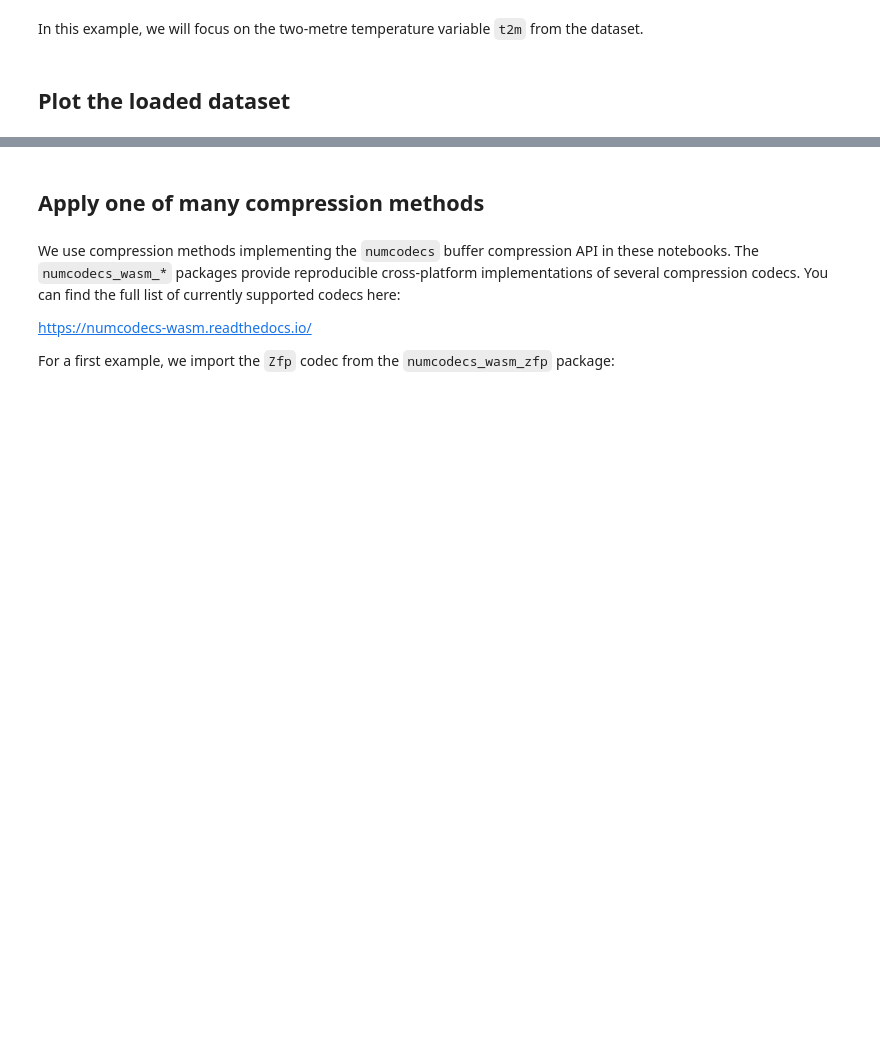
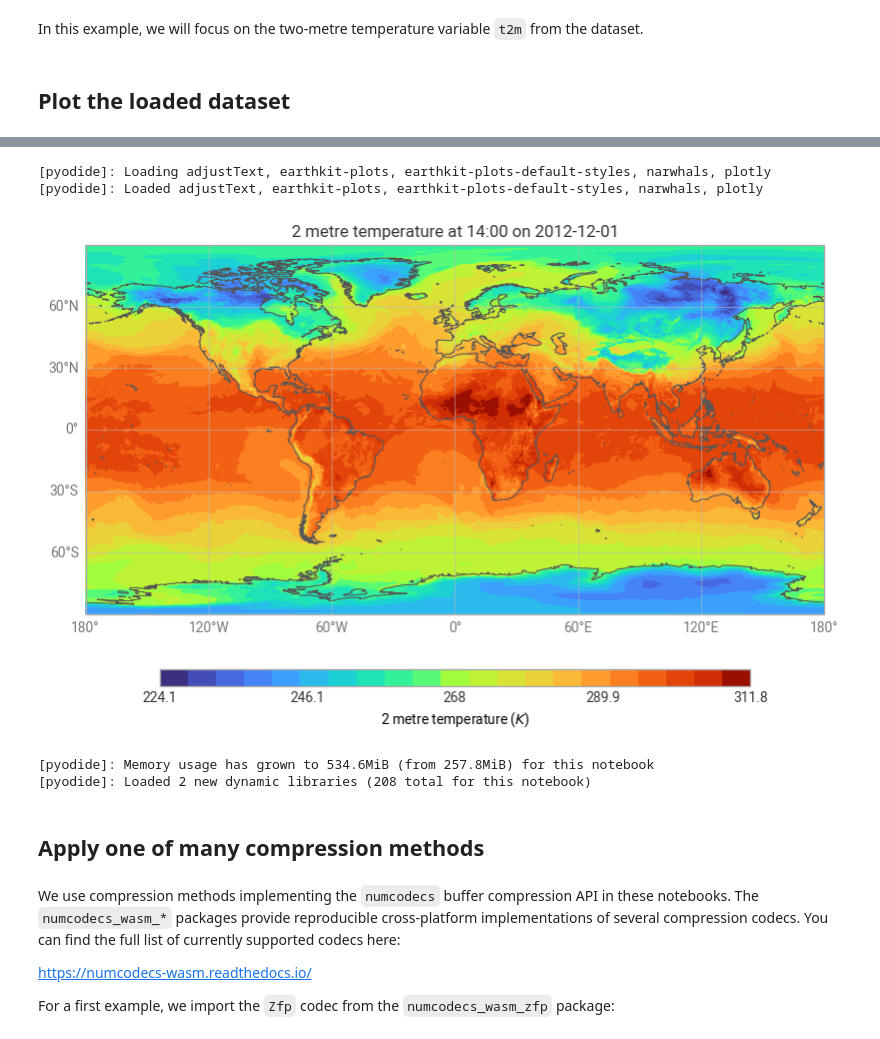
Before and after one commit to climet-eu/compression-lab-notebooks, a Jupyter notebook: 01-intro.ipynb, the cells around one changed output, grey strips where cells are left out. Saved outputs shown, nothing was run; the diff lists cells and outputs as text; code cells hidden in the pictures; blank space fills up the shorter version.

```diff
--- a/01-intro.ipynb
+++ b/01-intro.ipynb
@@ -225,3 +183,11 @@ plot_data(da)
+# %%
+utils.quickplot(da)
+# %% [output]
+[pyodide]: Loading adjustText, earthkit-plots, earthkit-plots-default-styles, narwhals, plotly
+[pyodide]: Loaded adjustText, earthkit-plots, earthkit-plots-default-styles, narwhals, plotly
+[figure, added]
+[pyodide]: Memory usage has grown to 534.6MiB (from 257.8MiB) for this notebook
+[pyodide]: Loaded 2 new dynamic libraries (208 total for this notebook)
 # %% [markdown]
 ## Apply one of many compression methods
 # %% [markdown]
```
Also changed, not shown: parts of 14 cells of this notebook, 11 other files.
